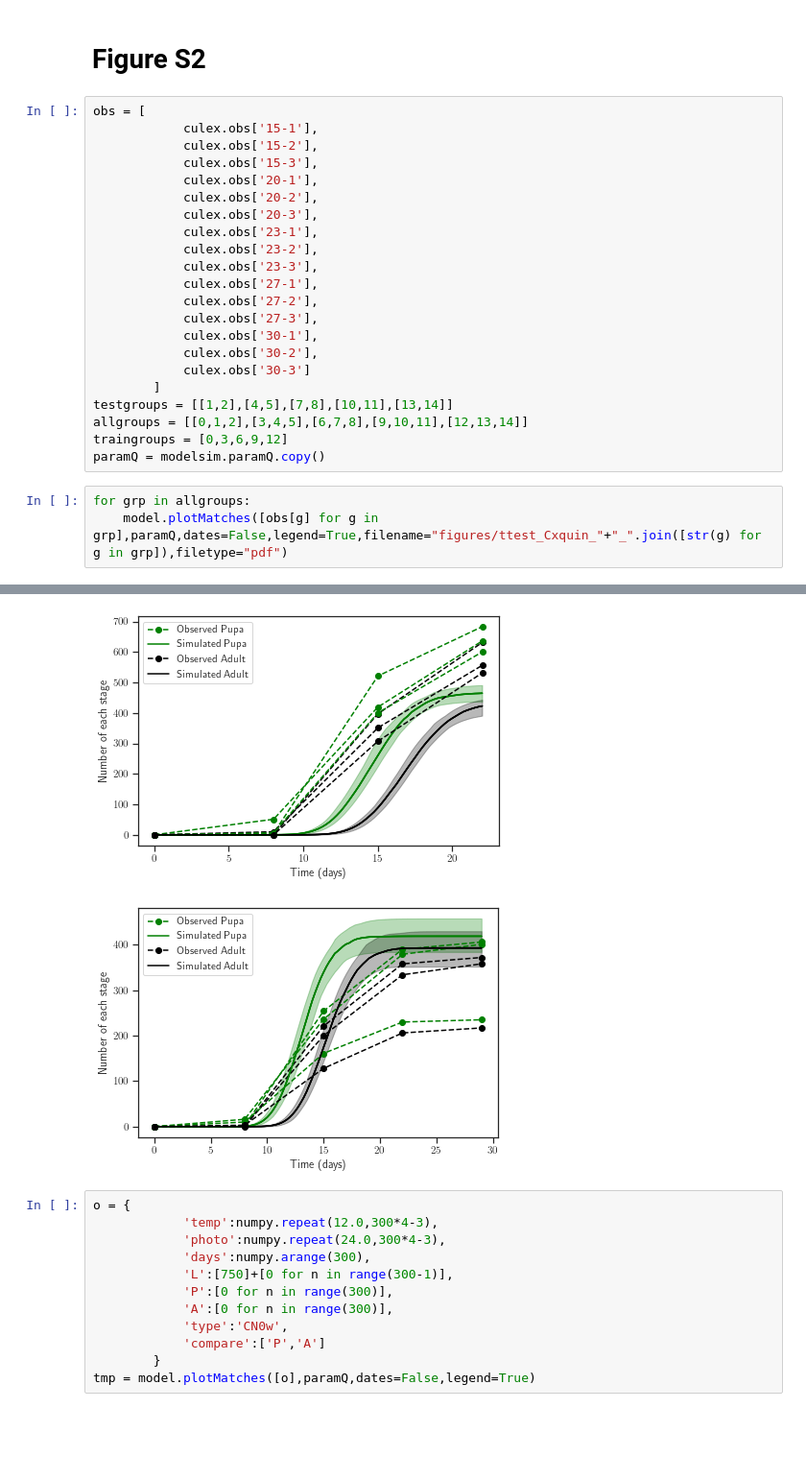
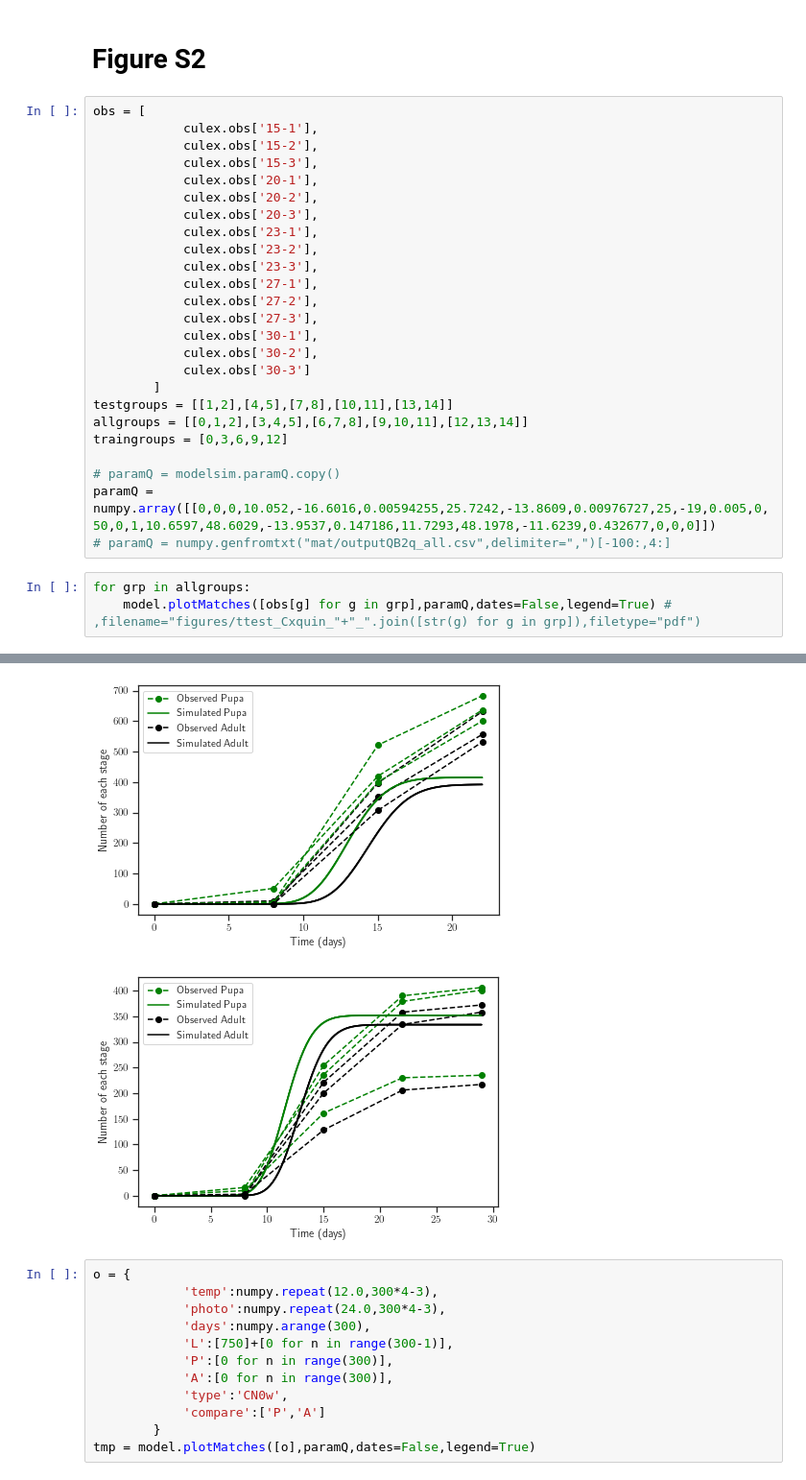
Before and after one commit to kerguler/sPop2-figures, a Jupyter notebook: figures_paper.ipynb, the cells around one changed output, grey strips where cells are left out. Shown at 96% size. Drawn from its saved outputs; the diff is of its cells as text; blank space fills up the shorter version.

```diff
--- a/figures_paper.ipynb
+++ b/figures_paper.ipynb
@@ -671,8 +671,11 @@ obs = [
 testgroups = [[1,2],[4,5],[7,8],[10,11],[13,14]]
 allgroups = [[0,1,2],[3,4,5],[6,7,8],[9,10,11],[12,13,14]]
 traingroups = [0,3,6,9,12]
-paramQ = modelsim.paramQ.copy()
+
+# paramQ = modelsim.paramQ.copy()
+paramQ = numpy.array([[0,0,0,10.052,-16.6016,0.00594255,25.7242,-13.8609,0.00976727,25,-19,0.005,0,50,0,1,10.6597,48.6029,-13.9537,0.147186,11.7293,48.1978,-11.6239,0.432677,0,0,0]])
+# paramQ = numpy.genfromtxt("mat/outputQB2q_all.csv",delimiter=",")[-100:,4:]
 # %%
 for grp in allgroups:
-    model.plotMatches([obs[g] for g in grp],paramQ,dates=False,legend=True,filename="figures/ttest_Cxquin_"+"_".join([str(g) for g in grp]),filetype="pdf")
+    model.plotMatches([obs[g] for g in grp],paramQ,dates=False,legend=True) # ,filename="figures/ttest_Cxquin_"+"_".join([str(g) for g in grp]),filetype="pdf")
 # %% [output]
@@ -682,5 +685,5 @@ for grp in allgroups:
-[figure, old version]
+[figure, new version]
-[figure, old version]
+[figure, new version]
 # %%
 o = {
             'temp':numpy.repeat(12.0,300*4-3),
```
Also changed, not shown: parts of 7 cells of this notebook, 5 other files.
